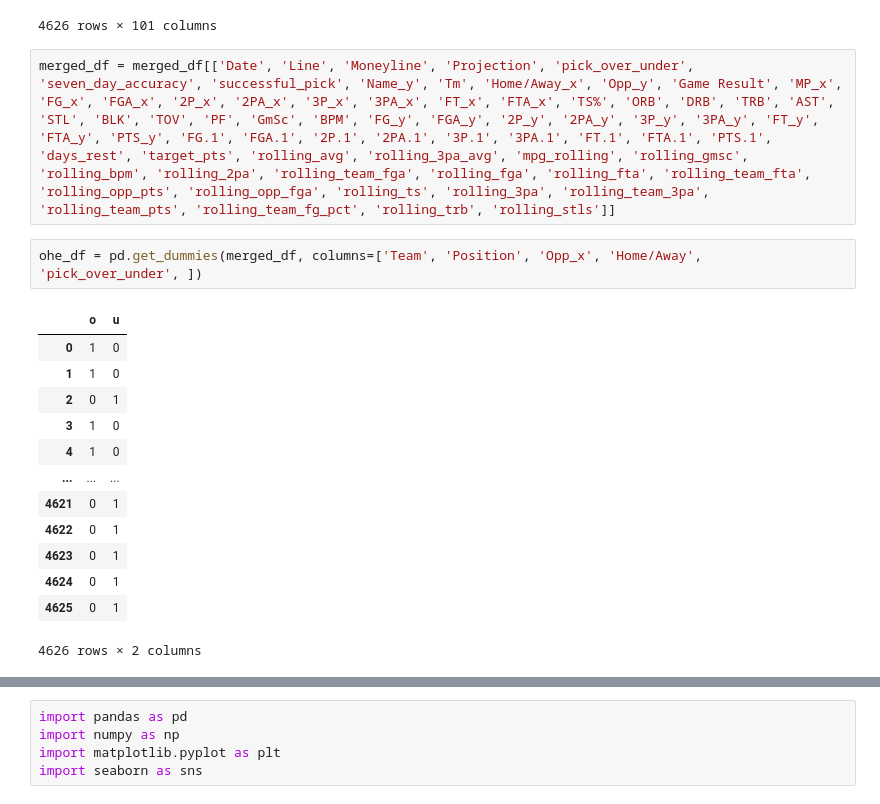
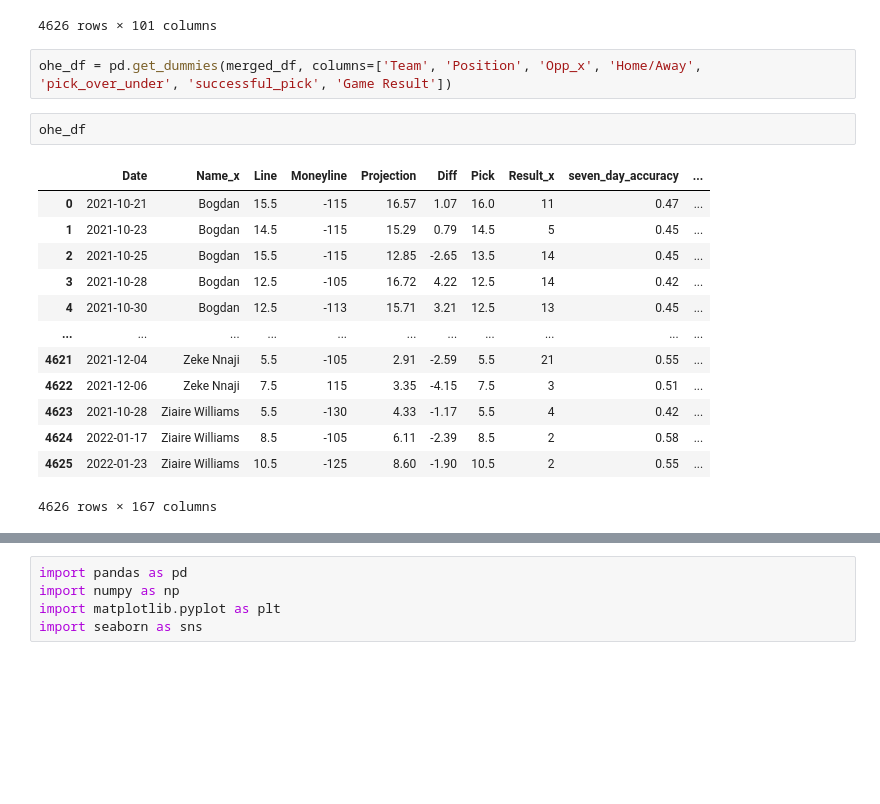
Before and after one commit to VinceDiR/Prop_Betting_Regression_Project, a Jupyter notebook: Feature Engineering on Player + Team Stats (Step 3).ipynb, the cells around one changed output, grey strips where cells are left out. Drawn from its saved outputs; the diff is of its cells as text; blank space fills up the shorter version.

```diff
--- a/Feature Engineering.ipynb
+++ b/Feature Engineering on Player + Team Stats (Step 3).ipynb
@@ -667,21 +582,21 @@ merged_df
 | 4624 | 2022-01-17 | Ziaire Williams | MEM | G | CHI | vs. | 8.5 | -105 | 6.11 | -2.39 | ... |
 | 4625 | 2022-01-23 | Ziaire Williams | MEM | G | DAL | @ | 10.5 | -125 | 8.60 | -1.90 | ... |
 4626 rows × 101 columns
-# %%
-merged_df = merged_df[['Date', 'Line', 'Moneyline', 'Projection', 'pick_over_under', 'seven_day_accuracy', 'successful_pick', 'Name_y', 'Tm', 'Home/Away_x', 'Opp_y', 'Game Result', 'MP_x', 'FG_x', 'FGA_x', '2P_x', '2PA_x', '3P_x', '3PA_x', 'FT_x', 'FTA_x', 'TS%', 'ORB', 'DRB', 'TRB', 'AST', 'STL', 'BLK', 'TOV', 'PF', 'GmSc', 'BPM', 'FG_y', 'FGA_y', '2P_y', '2PA_y', '3P_y', '3PA_y', 'FT_y', 'FTA_y', 'PTS_y', 'FG.1', 'FGA.1', '2P.1', '2PA.1', '3P.1', '3PA.1', 'FT.1', 'FTA.1', 'PTS.1', 'days_rest', 'target_pts', 'rolling_avg', 'rolling_3pa_avg', 'mpg_rolling', 'rolling_gmsc', 'rolling_bpm', 'rolling_2pa', 'rolling_team_fga', 'rolling_fga', 'rolling_fta', 'rolling_team_fta', 'rolling_opp_pts', 'rolling_opp_fga', 'rolling_ts', 'rolling_3pa', 'rolling_team_3pa', 'rolling_team_pts', 'rolling_team_fg_pct', 'rolling_trb', 'rolling_stls']]
 # %%
-ohe_df = pd.get_dummies(merged_df, columns=['Team', 'Position', 'Opp_x', 'Home/Away', 'pick_over_under', ])
+ohe_df = pd.get_dummies(merged_df, columns=['Team', 'Position', 'Opp_x', 'Home/Away', 'pick_over_under', 'successful_pick', 'Game Result'])
-# %% [output]
-|  | o | u |
-| 0 | 1 | 0 |
-| 1 | 1 | 0 |
-| 2 | 0 | 1 |
-| 3 | 1 | 0 |
-| 4 | 1 | 0 |
-| ... | ... | ... |
-| 4621 | 0 | 1 |
-| 4622 | 0 | 1 |
-| 4623 | 0 | 1 |
-| 4624 | 0 | 1 |
-| 4625 | 0 | 1 |
-4626 rows × 2 columns
+# %%
+ohe_df
+# %% [output]
+|  | Date | Name_x | Line | Moneyline | Projection | Diff | Pick | Result_x | seven_day_accuracy | ... |
+| 0 | 2021-10-21 | Bogdan | 15.5 | -115 | 16.57 | 1.07 | 16.0 | 11 | 0.47 | ... |
+| 1 | 2021-10-23 | Bogdan | 14.5 | -115 | 15.29 | 0.79 | 14.5 | 5 | 0.45 | ... |
+| 2 | 2021-10-25 | Bogdan | 15.5 | -115 | 12.85 | -2.65 | 13.5 | 14 | 0.45 | ... |
+| 3 | 2021-10-28 | Bogdan | 12.5 | -105 | 16.72 | 4.22 | 12.5 | 14 | 0.42 | ... |
+| 4 | 2021-10-30 | Bogdan | 12.5 | -113 | 15.71 | 3.21 | 12.5 | 13 | 0.45 | ... |
+| ... | ... | ... | ... | ... | ... | ... | ... | ... | ... | ... |
+| 4621 | 2021-12-04 | Zeke Nnaji | 5.5 | -105 | 2.91 | -2.59 | 5.5 | 21 | 0.55 | ... |
+| 4622 | 2021-12-06 | Zeke Nnaji | 7.5 | 115 | 3.35 | -4.15 | 7.5 | 3 | 0.51 | ... |
+| 4623 | 2021-10-28 | Ziaire Williams | 5.5 | -130 | 4.33 | -1.17 | 5.5 | 4 | 0.42 | ... |
+| 4624 | 2022-01-17 | Ziaire Williams | 8.5 | -105 | 6.11 | -2.39 | 8.5 | 2 | 0.58 | ... |
+| 4625 | 2022-01-23 | Ziaire Williams | 10.5 | -125 | 8.60 | -1.90 | 10.5 | 2 | 0.55 | ... |
+4626 rows × 167 columns
```
Also changed, not shown: parts of 38 cells of this notebook, 8 other files.
